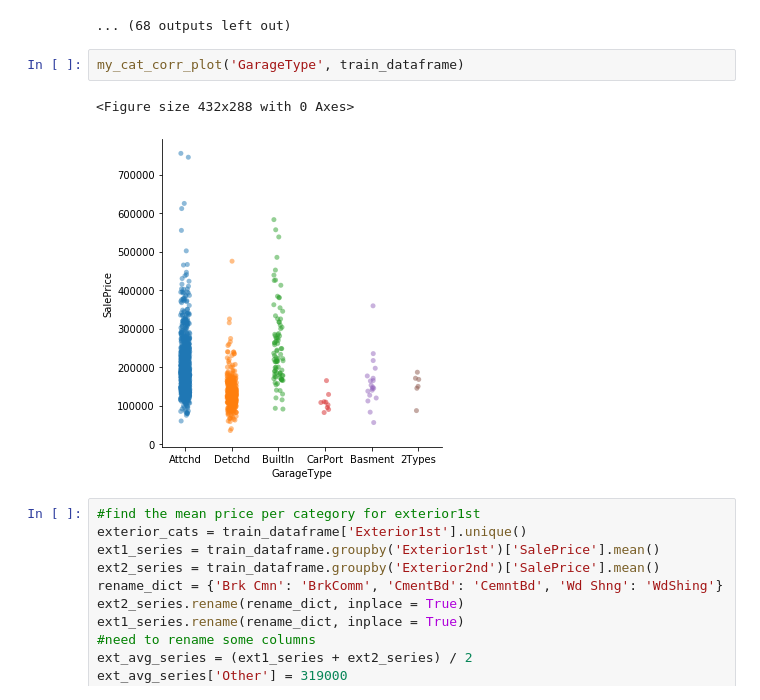
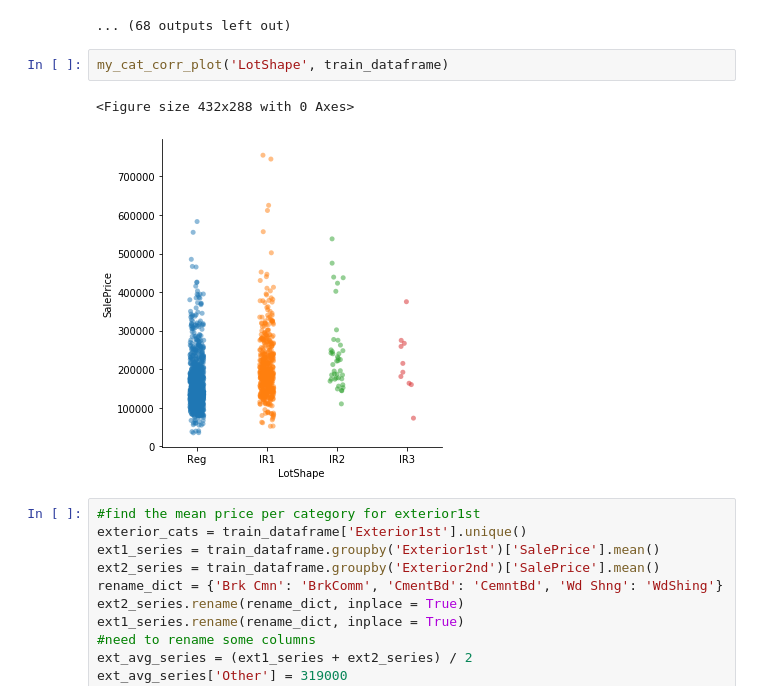
Before and after one commit to SteveScott/Ames2, a Jupyter notebook: Ames/notebooks/explore.ipynb, the cells around one changed output. Cells and saved outputs as stored; diff of their text form.

```diff
--- a/Ames/notebooks/explore.ipynb
+++ b/Ames/notebooks/explore.ipynb
@@ -253,10 +253,10 @@ for col in cat_cols:
 [figure]
 ... (68 outputs left out)
 # %%
-my_cat_corr_plot('GarageType', train_dataframe)
+my_cat_corr_plot('LotShape', train_dataframe)
 # %% [output]
 <Figure size 432x288 with 0 Axes>
-[figure, old version]
+[figure, new version]
 # %%
 #find the mean price per category for exterior1st
 exterior_cats = train_dataframe['Exterior1st'].unique()
```
Also changed, not shown: 1 other file.
